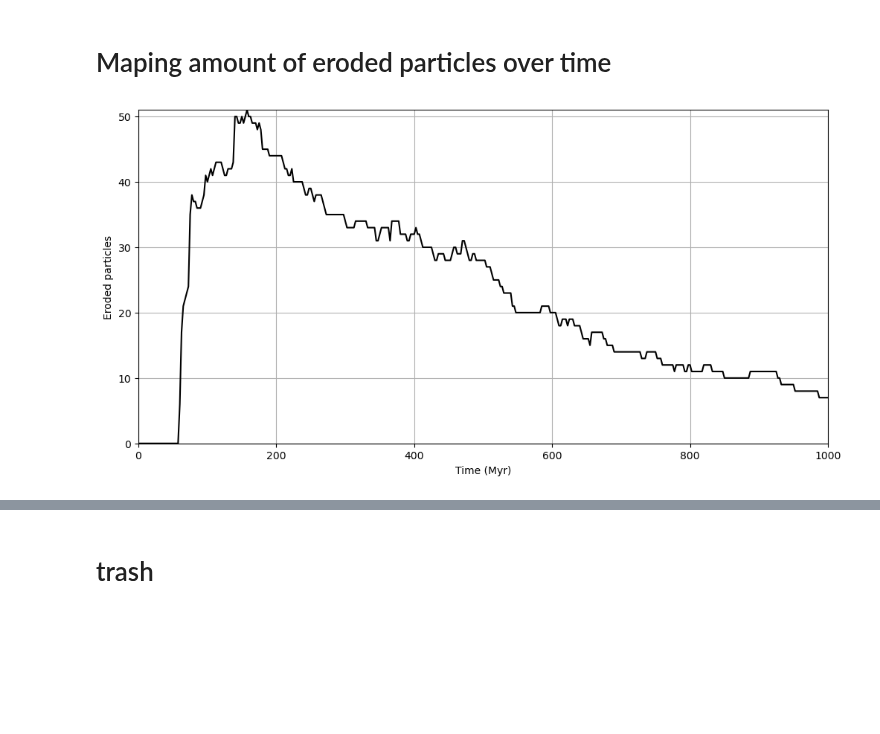
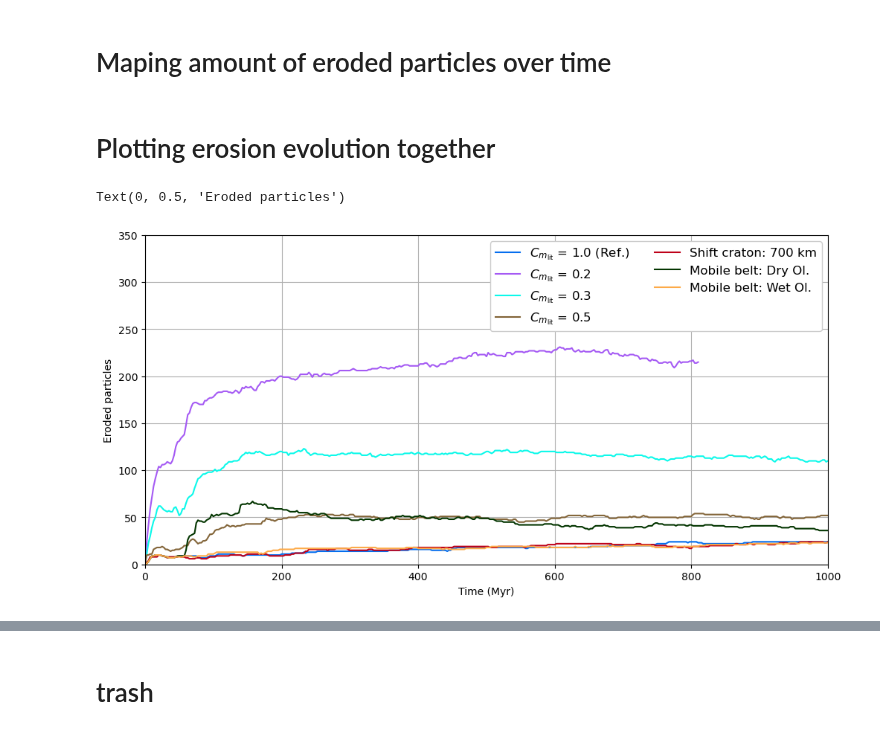
Before and after one commit to jopmas/scripts, a Jupyter notebook: litho_erosion.ipynb, the cells around one changed output, grey strips where cells are left out. Saved outputs shown, nothing was run; the diff lists cells and outputs as text; code cells hidden in the pictures; blank space fills up the shorter version.

Commit message:
litho erosion working

```diff
--- a/litho_erosion.ipynb
+++ b/litho_erosion.ipynb
@@ -294,6 +321,9 @@ if(save_data):
                fmt='%2.2f',
                )
 # %%
+
+print(scenario.split('/')[-1])
+
 plt.close()
 fig, ax = plt.subplots(1, 1, figsize=(10, 5), constrained_layout = True)
 
@@ -308,5 +338,3 @@ ax.grid()
 
 fig.savefig(f"{model_path}/_output/{scenario.split('/')[-1]}_eroded_particles.png", dpi=300)
 fig.savefig(f"{model_path}/_output/{scenario.split('/')[-1]}_eroded_particles.pdf", dpi=300)
-# %% [output]
-[figure, removed]
@@ -312,0 +343,60 @@ fig.savefig(f"{model_path}/_output/{scenario.split('/')[-1]}_eroded_particles.pd
+# %% [markdown]
+# Plotting erosion evolution together
+# %%
+scenarios = ['/Doutorado/cenarios/mandyoc/keel/Lx4000km/cold_keel/thermal_bc_fixed/keel_stable_DT200_HprodAst_Lx4000km_ck_tbcf',
+             '/Doutorado/cenarios/mandyoc/keel/Lx4000km/cold_keel/thermal_bc_fixed/weak_keel/keel_stable_DT200_PT1292oC_HprodAst_Lx4000km_ck_tbcf_wk_Cmlit02',
+             '/Doutorado/cenarios/mandyoc/keel/Lx4000km/cold_keel/thermal_bc_fixed/weak_keel/keel_stable_DT200_PT1292oC_HprodAst_Lx4000km_ck_tbcf_wk_Cmlit03',
+             '/Doutorado/cenarios/mandyoc/keel/Lx4000km/cold_keel/thermal_bc_fixed/weak_keel/keel_stable_DT200_PT1292oC_HprodAst_Lx4000km_ck_tbcf_wk_Cmlit05',
+             '/Doutorado/cenarios/mandyoc/keel/Lx4000km/cold_keel/thermal_bc_fixed/shift_craton/keel_stable_DT200_HprodAst_Lx4000km_ck_tbcf_sc',
+             '/Doutorado/cenarios/mandyoc/keel/Lx4000km/cold_keel/thermal_bc_fixed/mobile_belt/mb_dryol/keel_stable_DT200_HprodAst_Lx4000km_ck_mbdo',
+             '/Doutorado/cenarios/mandyoc/keel/Lx4000km/cold_keel/thermal_bc_fixed/mobile_belt/mb_wetol/keel_stable_DT200_HprodAst_Lx4000km_ck_mbwo',
+             ]
+
+kinds = [r'$C_{m_{\mathrm{lit}}}$ = 1.0 (Ref.)',
+         r'$C_{m_{\mathrm{lit}}}$ = 0.2',
+         r'$C_{m_{\mathrm{lit}}}$ = 0.3',
+         r'$C_{m_{\mathrm{lit}}}$ = 0.5',
+         r'Shift craton: 700 km',
+         r'Mobile belt: Dry Ol.',
+         r'Mobile belt: Wet Ol.',
+         ]
+
+color_dict = {'$C_{m_{\mathrm{lit}}}$ = 1.0 (Ref.)':'xkcd:cerulean blue',
+              '$C_{m_{\mathrm{lit}}}$ = 0.2':'xkcd:lighter purple',
+              '$C_{m_{\mathrm{lit}}}$ = 0.3':'xkcd:bright aqua',
+              '$C_{m_{\mathrm{lit}}}$ = 0.5':'xkcd:dirt brown',
+              'Shift craton: 700 km':'xkcd:scarlet',
+              'Mobile belt: Dry Ol.':'xkcd:dark green',
+              'Mobile belt: Wet Ol.':'xkcd:light orange',
+              }
+
+# local = True
+local = False
+
+
+fig, ax = plt.subplots(1, 1, figsize=(10, 5), constrained_layout = True)
+
+for scenario, kind in zip(scenarios, kinds):
+    name = scenario.split('/')[-1]
+
+    if(local==True):
+        model_path = machine_path + scenario
+    else:
+        external_media = 'Joao_Macedo'
+        model_path = f"/media/{machine_path.split('/')[-1]}/{external_media}{scenario}"
+
+    fpath = f"{model_path}/{name}_eroded_particles_evolution.txt"
+    time, particles = np.loadtxt(fpath, delimiter='\t', unpack=True)
+    ax.plot(time, particles, '-', color = color_dict[kind], label=kind)
+
+
+ax.legend(loc='upper right', ncol=2, fontsize=12, frameon=True, framealpha=1.0, facecolor='white')
+ax.set_xlim([0, 1000])
+ax.set_ylim([0, 350])
+ax.grid()
+
+ax.set_xlabel('Time (Myr)')
+ax.set_ylabel('Eroded particles')
+# %% [output]
+Text(0, 0.5, 'Eroded particles')
+[figure, added]
```
Also changed, not shown: parts of 9 cells of this notebook, 2 other files.
